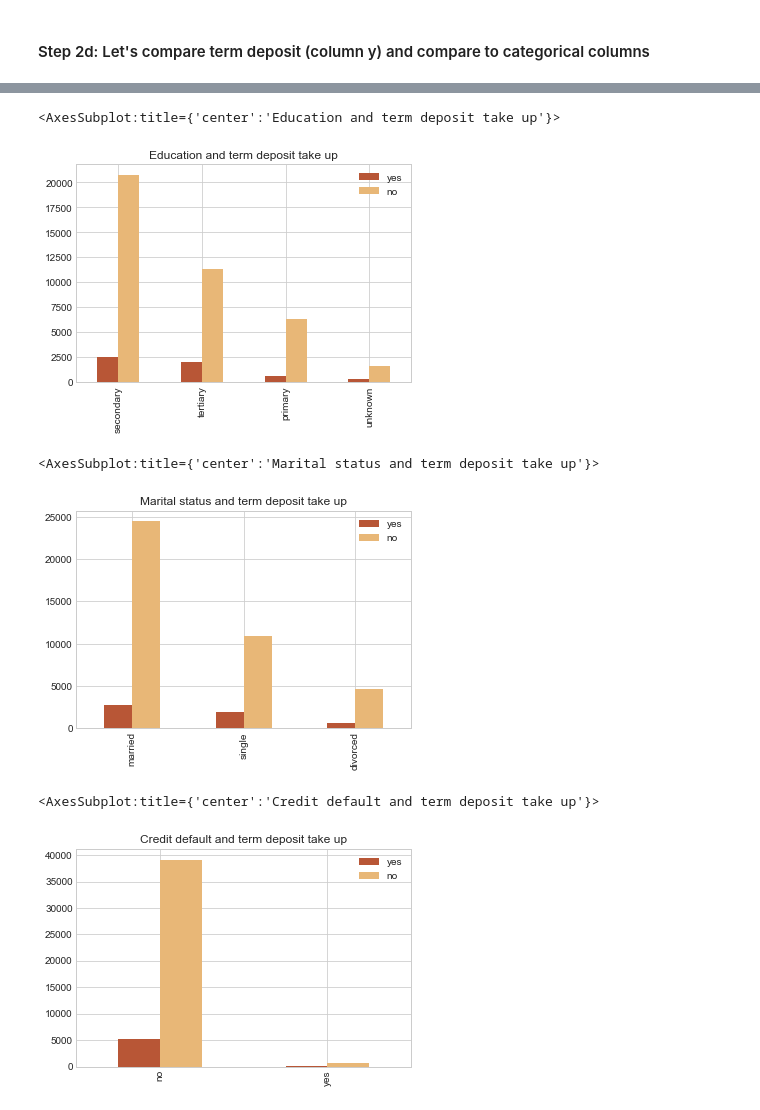
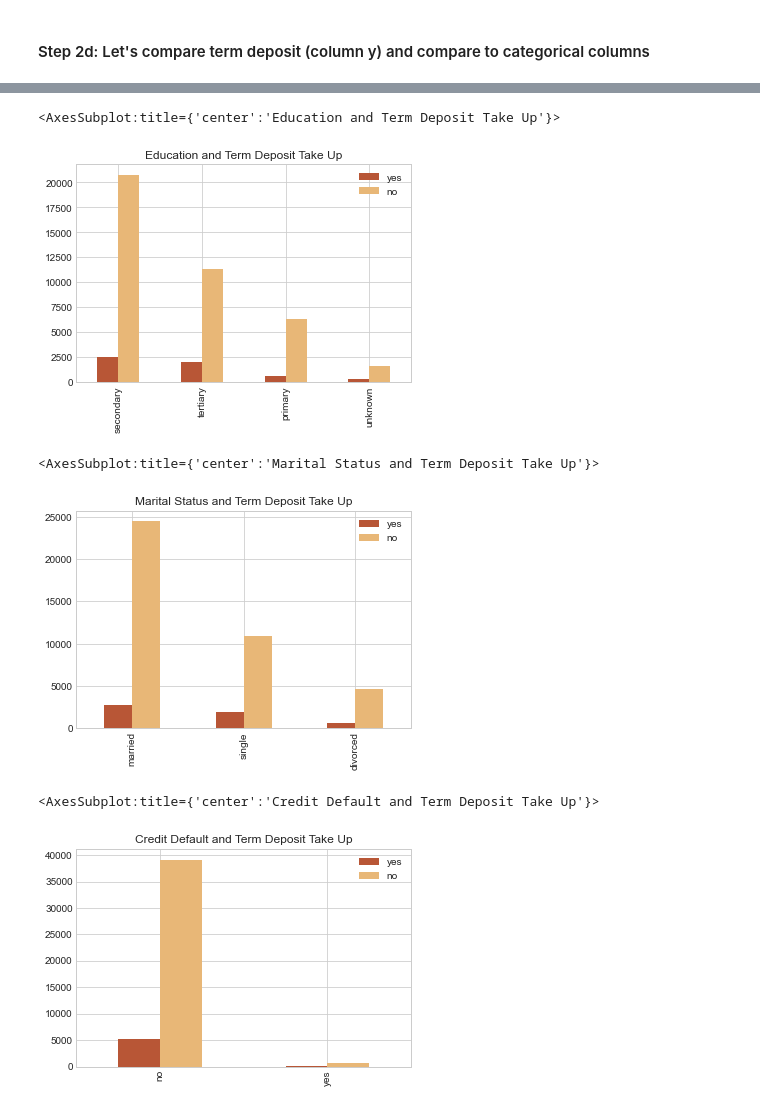
Before and after one commit to altaafkhan/term-deposit-analysis, a Jupyter notebook: script/term_deposit.ipynb, the cells around one changed output, grey strips where cells are left out. Drawn from its saved outputs; the diff is of its cells as text; code cells hidden in the pictures.

```diff
--- a/script/term_deposit.ipynb
+++ b/script/term_deposit.ipynb
@@ -236,35 +236,35 @@ dfb.plot.bar(title = 'Job and term deposit take up', color = ('#b85636','#e8b777
 # %%
 # c: education and term deposit take up
 dfc = pd.DataFrame()
 
 dfc['yes'] = inp[inp['y'] == 'yes']['education'].value_counts()
 dfc['no'] = inp[inp['y'] == 'no']['education'].value_counts()
 
-dfc.plot.bar(title = 'Education and term deposit take up', color = ('#b85636','#e8b777'))
+dfc.plot.bar(title = 'Education and Term Deposit Take Up', color = ('#b85636','#e8b777'))
 # %% [output]
-<AxesSubplot:title={'center':'Education and term deposit take up'}>
+<AxesSubplot:title={'center':'Education and Term Deposit Take Up'}>
-[figure, old version]
+[figure, new version]
 # %%
 # d: marital status and term deposit take up
-dfd = pd.DataFrame()
+dfc = pd.DataFrame()
 
-dfd['yes'] = inp[inp['y'] == 'yes']['marital'].value_counts()
-dfd['no'] = inp[inp['y'] == 'no']['marital'].value_counts()
+dfc['yes'] = inp[inp['y'] == 'yes']['marital'].value_counts()
+dfc['no'] = inp[inp['y'] == 'no']['marital'].value_counts()
 
-dfd.plot.bar(title = 'Marital status and term deposit take up', color = ('#b85636','#e8b777'))
+dfc.plot.bar(title = 'Marital Status and Term Deposit Take Up', color = ('#b85636','#e8b777'))
 # %% [output]
-<AxesSubplot:title={'center':'Marital status and term deposit take up'}>
+<AxesSubplot:title={'center':'Marital Status and Term Deposit Take Up'}>
-[figure, old version]
+[figure, new version]
 # %%
 # e: credit default and term deposit take up
-dfe = pd.DataFrame()
+dfc = pd.DataFrame()
 
-dfe['yes'] = inp[inp['y'] == 'yes']['default'].value_counts()
-dfe['no'] = inp[inp['y'] == 'no']['default'].value_counts()
+dfc['yes'] = inp[inp['y'] == 'yes']['default'].value_counts()
+dfc['no'] = inp[inp['y'] == 'no']['default'].value_counts()
 
-dfe.plot.bar(title = 'Credit default and term deposit take up', color = ('#b85636','#e8b777'))
+dfc.plot.bar(title = 'Credit Default and Term Deposit Take Up', color = ('#b85636','#e8b777'))
 # %% [output]
-<AxesSubplot:title={'center':'Credit default and term deposit take up'}>
+<AxesSubplot:title={'center':'Credit Default and Term Deposit Take Up'}>
-[figure, old version]
+[figure, new version]
 # %%
 # f: housing loan and term deposit take up
```
Also changed, not shown: parts of 17 cells of this notebook.
